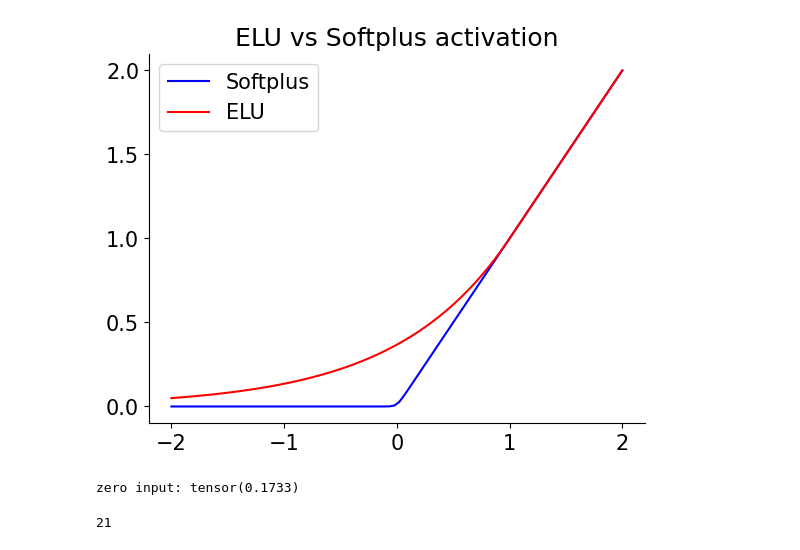
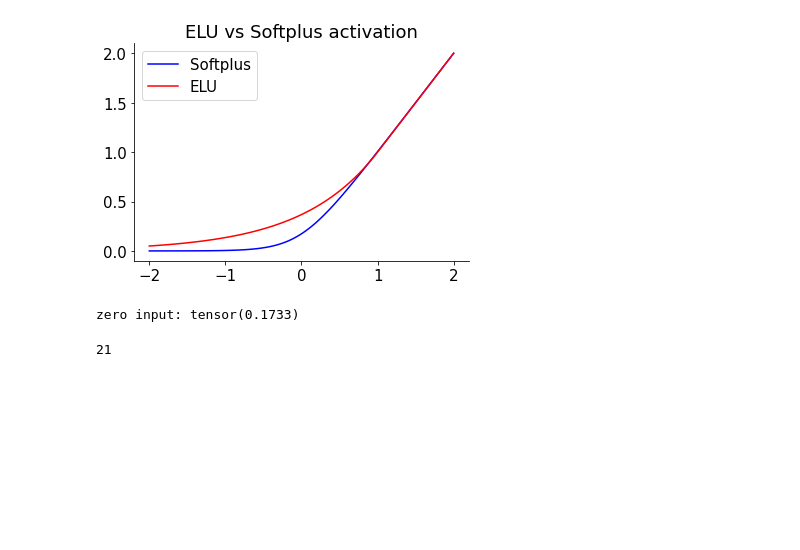
Before and after one commit to Milstein-Lab/EIANN, a Jupyter notebook: notebooks/FBI_network/FBI_RNN_1hidden_tau.ipynb, the cells around one changed output. Cells and saved outputs as stored; diff of their text form; code cells hidden in the pictures; blank space fills up the shorter version.

```diff
--- a/notebooks/FBI_network/FBI_RNN_1hidden_tau.ipynb
+++ b/notebooks/FBI_network/FBI_RNN_1hidden_tau.ipynb
@@ -12,16 +12,16 @@ plt.rcParams.update({'font.size': 15})
 import seaborn as sns
 # %%
 a = torch.linspace(-2,2,100)
-plt.plot(a,F.softplus(a,beta=50),color='blue',label='Softplus')
+plt.plot(a,F.softplus(a,beta=4),color='blue',label='Softplus')
 plt.plot(a,F.elu(a-1)+1,color='red',label='ELU')
 plt.title('ELU vs Softplus activation')
 plt.legend()
 sns.despine()
 plt.show()
 
 print("zero input:",F.softplus(torch.tensor(0.),beta=4))
 # %% [output]
-[figure, old version]
+[figure, new version]
 zero input: tensor(0.1733)
 # %%
 def n_choose_k(n,k):
```
Also changed, not shown: parts of 6 cells of this notebook, 4 other files.
